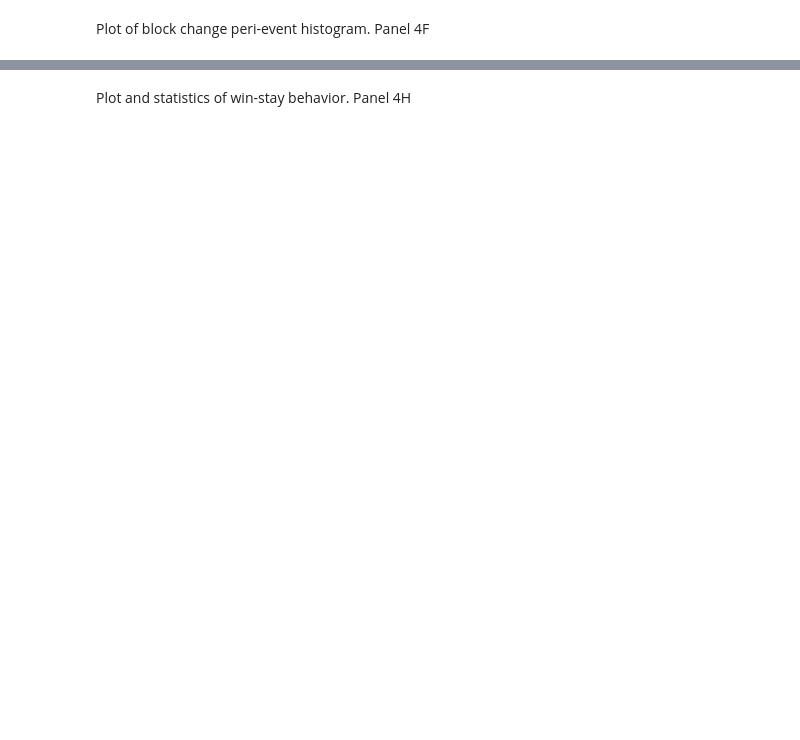
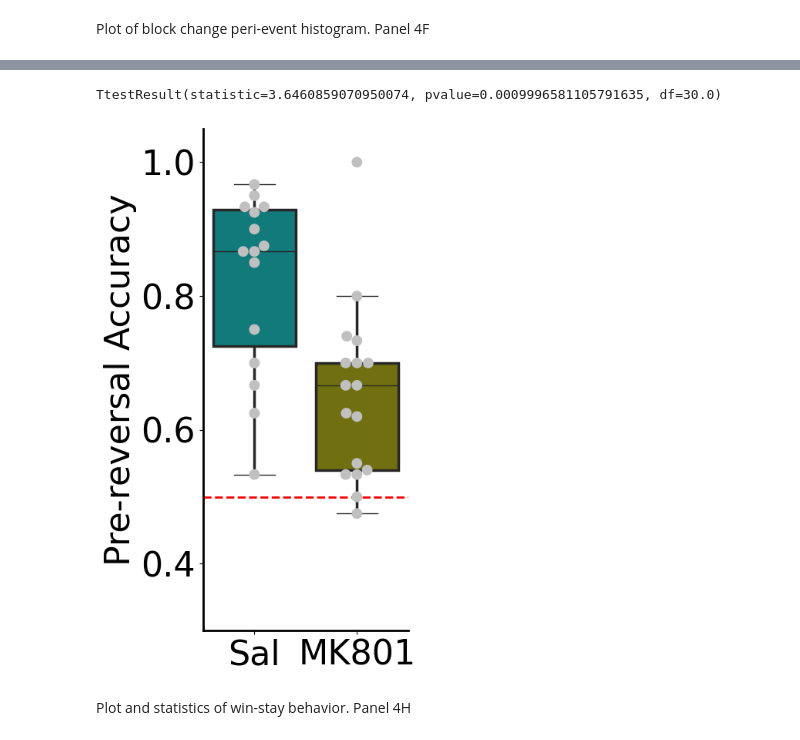
Before and after one commit to AlexLM96/Legaria_etal_2025, a Jupyter notebook: analyses/Figure_3.ipynb, the cells around one changed output, grey strips where cells are left out. Cells and saved outputs as stored; diff of their text form; code cells hidden in the pictures; blank space fills up the shorter version.

```diff
--- a/analyses/Figure_3.ipynb
+++ b/analyses/Figure_3.ipynb
@@ -269,27 +483,30 @@ ax.spines["bottom"].set_linewidth(2)
 # %%
 """Finding the average accuracy prior to the block change."""
 all_pre_pehs = m_all_pehs[m_all_pehs["Trial"] < 0]
 mean_pre_pehs = all_pre_pehs.groupby(["Treatment", "variable"]).mean().reset_index()
 mean_pre_pehs["Treatment"] = mean_pre_pehs["Treatment"].astype(cat_size_order)
 mean_pre_pehs = mean_pre_pehs.sort_values(by="Treatment")
 
 #Plot of the average accuracy. Panel 4F Right
 fig, ax = plt.subplots(figsize=(5, 8))
 sns.boxplot(x="Treatment", y="value", data=mean_pre_pehs, palette=[
             "darkcyan", "olive"], boxprops={"linewidth": 2.5}, whiskerprops={"linewidth": 2.5})
 sns.swarmplot(x="Treatment", y="value", data=mean_pre_pehs, palette=["silver", "silver"], s=10)
+ax.axhline(0.5, color="red", linestyle="--")
 ax.set_ylabel("Pre-reversal Accuracy")
 ax.set_xlabel("")
 ax.set_yticks(np.arange(0.4, 1.2, 0.2))
 ax.set_ylim(0.3,1.05)
 sns.despine()
 ax.spines["left"].set_linewidth(2)
 ax.spines["bottom"].set_linewidth(2)
-plt.savefig(figure_dir + "\\pre_rev_peh_4ug_icv_mk801.eps", bbox_inches="tight")
 
 #Statistical test
 mk801_rev_ttest = ttest_ind(mean_pre_pehs["value"][mean_pre_pehs["Treatment"]== "Sal"], mean_pre_pehs["value"][mean_pre_pehs["Treatment"] == "MK801"])
 print(mk801_rev_ttest)
+# %% [output]
+TtestResult(statistic=3.6460859070950074, pvalue=0.0009996581105791635, df=30.0)
+[figure, added]
 # %% [markdown]
 Plot and statistics of win-stay behavior. Panel 4H
 # %%
```
Also changed, not shown: parts of 29 cells of this notebook, 1 other file.
